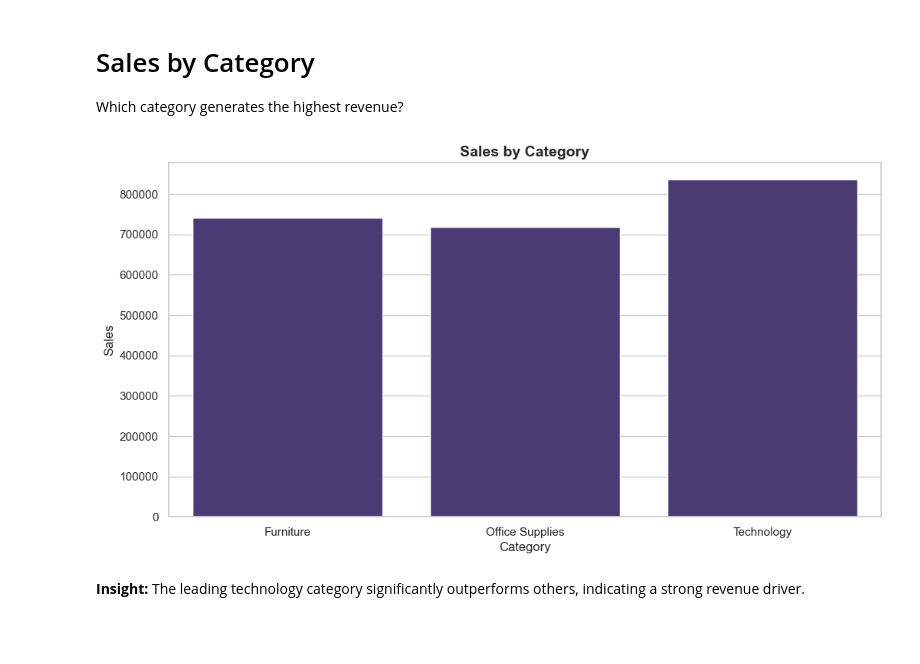
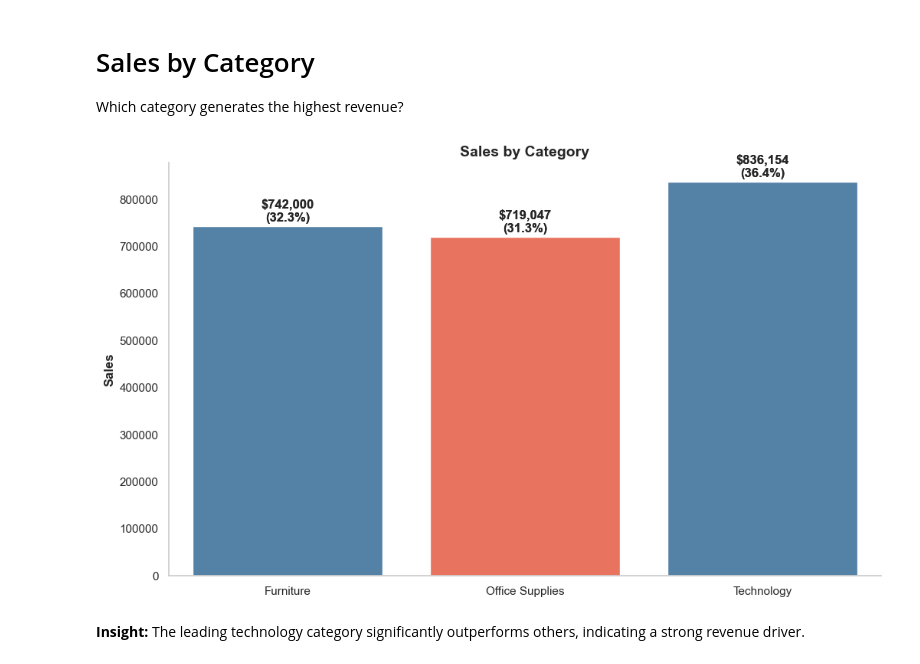
Before and after one commit to sumit-raghav-06/Retail-sales-analysis, a Jupyter notebook: notebooks/eda.ipynb, the cells around one changed output. Cells and saved outputs as stored; diff of their text form; code cells hidden in the pictures; blank space fills up the shorter version.

```diff
--- a/notebooks/eda.ipynb
+++ b/notebooks/eda.ipynb
@@ -310,11 +323,39 @@ Analyze sale data to understand:
 # Sales by Category
 Which category generates the highest revenue?
 # %%
-sns.barplot(x='Category', y='Sales', data=df, estimator='sum', errorbar=None)
+plt.figure(figsize=(12,7))
+ax = sns.barplot(x='Category', y='Sales', data=df, estimator='sum', errorbar=None, palette=['steelblue', 'tomato', 'steelblue'])
+# Remove grid-lines
+sns.despine()
+ax.yaxis.grid(False)
+# 1. Calculate the total sum of sales first
+total_sales_sum = df['Sales'].sum()
+
+for container in ax.containers:
+    labels = []
+    for bar in container:
+        height = bar.get_height()
+
+        # 2. Divide bar height by total SUM of sales, not row count
+        percentage = (height / total_sales_sum) * 100
+
+        # Format label
+        label = f'${height:,.0f}\n({percentage:.1f}%)'
+        labels.append(label)
+
+    ax.bar_label(container, labels=labels, padding=3, fontweight='bold')
+
+    # 3. Apply the labels to the current group
+    ax.bar_label(container, labels=labels, padding=3, fontweight='bold')
 plt.title("Sales by Category", fontsize=14, weight='bold')
+# Naming x and y label
+plt.ylabel("Sales", fontweight='bold')
+plt.xlabel("")
+# Exporting chart as image
+plt.savefig('01_sales_by_category', dpi=150)
 plt.show()
 # %% [output]
-[figure, old version]
+[figure, new version]
 # %% [markdown]
 **Insight:**
 The leading technology category significantly outperforms others, indicating a strong revenue driver.
```
Also changed, not shown: parts of 7 cells of this notebook.
